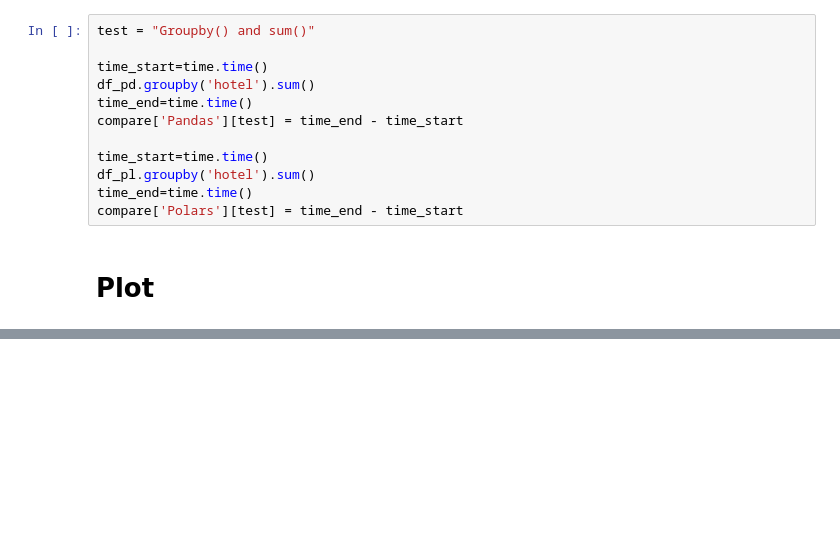
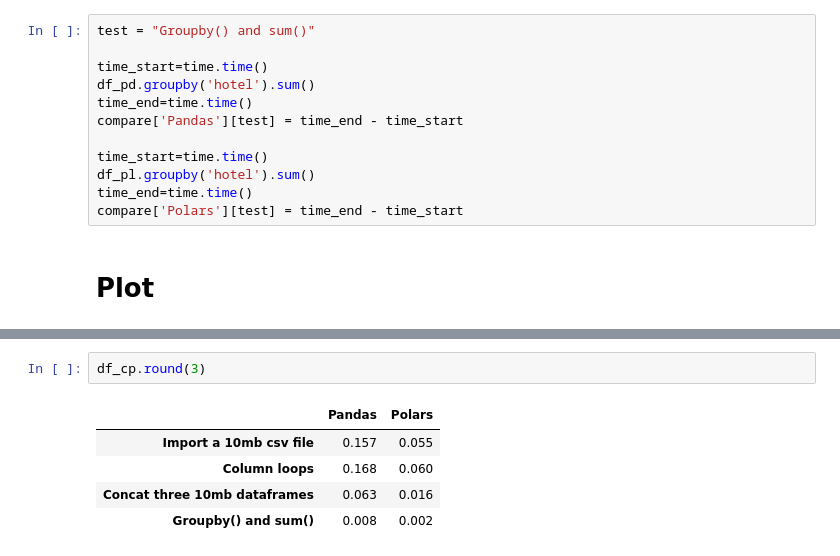
Before and after one commit to reycn/polars-pandas-bench, a Jupyter notebook: polars_pandas.ipynb, the cells around one changed output, grey strips where cells are left out. Drawn from its saved outputs; the diff is of its cells as text; blank space fills up the shorter version.

```diff
--- a/polars_pandas.ipynb
+++ b/polars_pandas.ipynb
@@ -76,0 +77,8 @@ f"Pandas is {str(df_cp.sum()[0] / df_cp.sum()[1])[:4]}x slower than Polars"
+# %%
+df_cp.round(3)
+# %% [output]
+|  | Pandas | Polars |
+| Import a 10mb csv file | 0.157 | 0.055 |
+| Column loops | 0.168 | 0.060 |
+| Concat three 10mb dataframes | 0.063 | 0.016 |
+| Groupby() and sum() | 0.008 | 0.002 |
```
Also changed, not shown: parts of 2 cells of this notebook, 4 other files.
